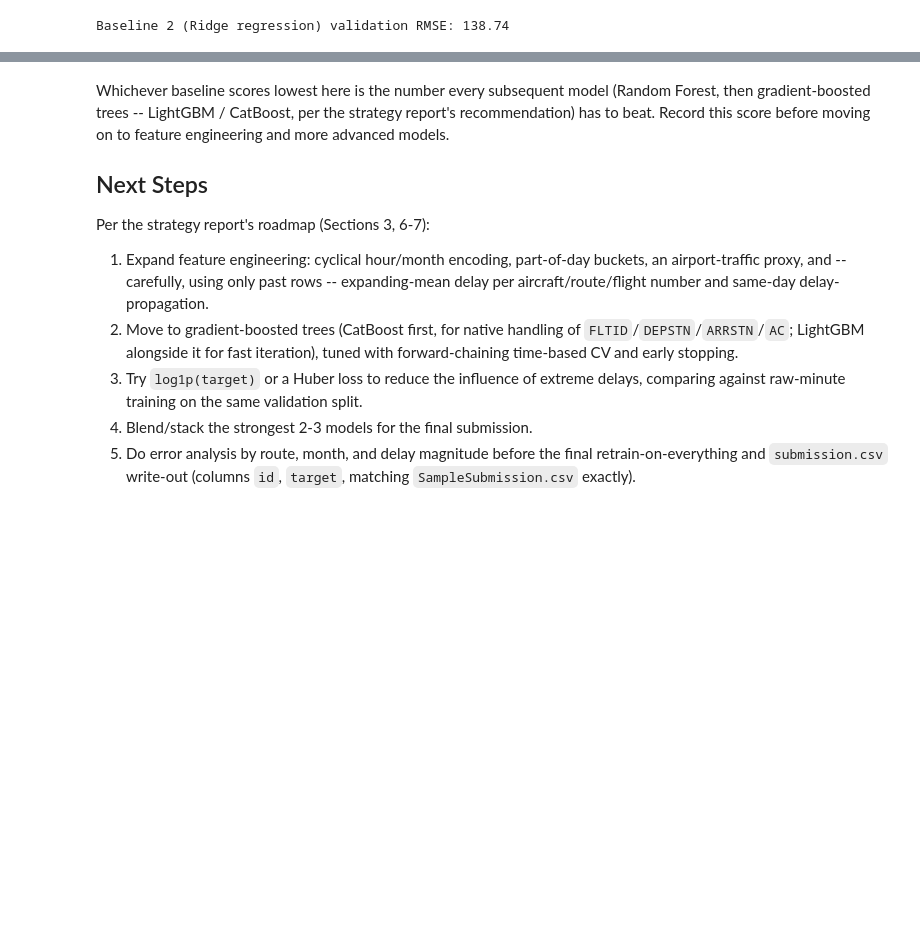
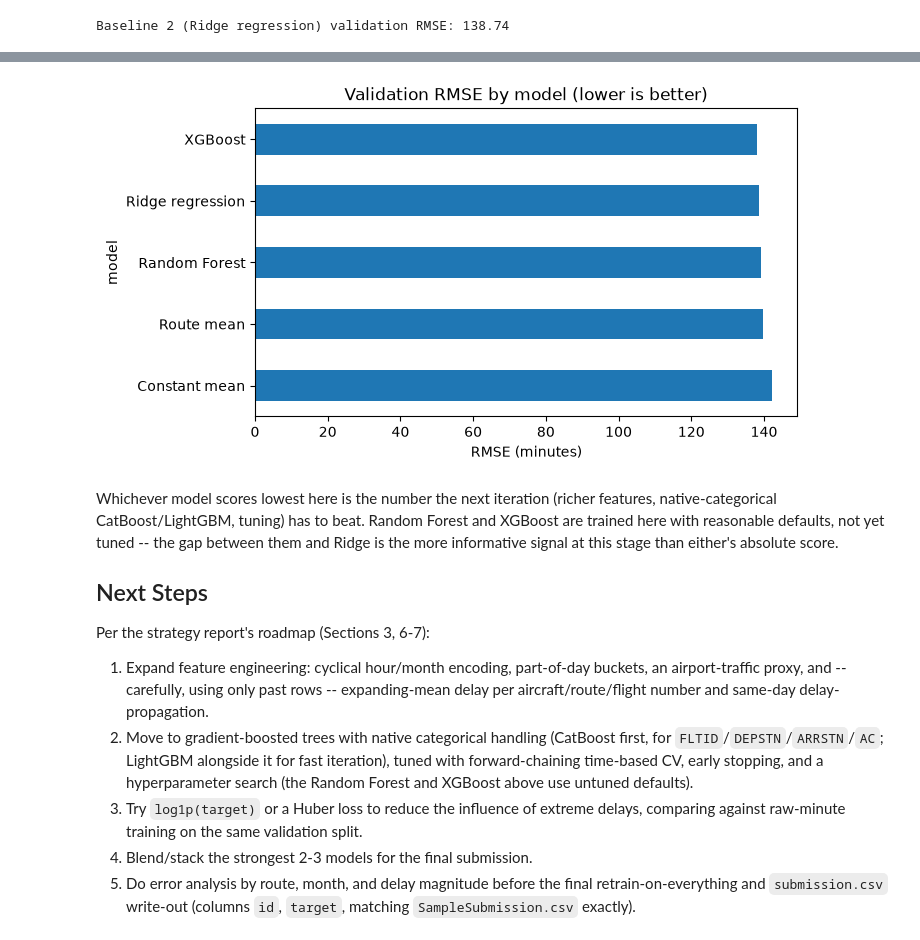
Before and after one commit to Lucaisok/ml_project_flight_delay_prediction, a Jupyter notebook: 04_flight_delay_modeling.ipynb, the cells around one changed output, grey strips where cells are left out. Saved outputs shown, nothing was run; the diff lists cells and outputs as text; code cells hidden in the pictures; blank space fills up the shorter version.

```diff
--- a/04_flight_delay_modeling.ipynb
+++ b/04_flight_delay_modeling.ipynb
@@ -226,12 +342,20 @@ pd.DataFrame({
+# %%
+ax = results.set_index("model")["validation_rmse"].plot(
+    kind="barh", figsize=(7, 4), title="Validation RMSE by model (lower is better)"
+)
+ax.set_xlabel("RMSE (minutes)")
+ax.invert_yaxis()
+# %% [output]
+[figure, added]
 # %% [markdown]
-Whichever baseline scores lowest here is the number every subsequent model (Random Forest, then gradient-boosted trees -- LightGBM / CatBoost, per the strategy report's recommendation) has to beat. Record this score before moving on to feature engineering and more advanced models.
+Whichever model scores lowest here is the number the next iteration (richer features, native-categorical CatBoost/LightGBM, tuning) has to beat. Random Forest and XGBoost are trained here with reasonable defaults, not yet tuned -- the gap between them and Ridge is the more informative signal at this stage than either's absolute score.
 
 ## Next Steps
 
 Per the strategy report's roadmap (Sections 3, 6-7):
 
 1. Expand feature engineering: cyclical hour/month encoding, part-of-day buckets, an airport-traffic proxy, and -- carefully, using only past rows -- expanding-mean delay per aircraft/route/flight number and same-day delay-propagation.
-2. Move to gradient-boosted trees (CatBoost first, for native handling of `FLTID`/`DEPSTN`/`ARRSTN`/`AC`; LightGBM alongside it for fast iteration), tuned with forward-chaining time-based CV and early stopping.
+2. Move to gradient-boosted trees with native categorical handling (CatBoost first, for `FLTID`/`DEPSTN`/`ARRSTN`/`AC`; LightGBM alongside it for fast iteration), tuned with forward-chaining time-based CV, early stopping, and a hyperparameter search (the Random Forest and XGBoost above use untuned defaults).
 3. Try `log1p(target)` or a Huber loss to reduce the influence of extreme delays, comparing against raw-minute training on the same validation split.
 4. Blend/stack the strongest 2-3 models for the final submission.
 5. Do error analysis by route, month, and delay magnitude before the final retrain-on-everything and `submission.csv` write-out (columns `id`, `target`, matching `SampleSubmission.csv` exactly).
```
Also changed, not shown: parts of 12 cells of this notebook, 3 other files.
